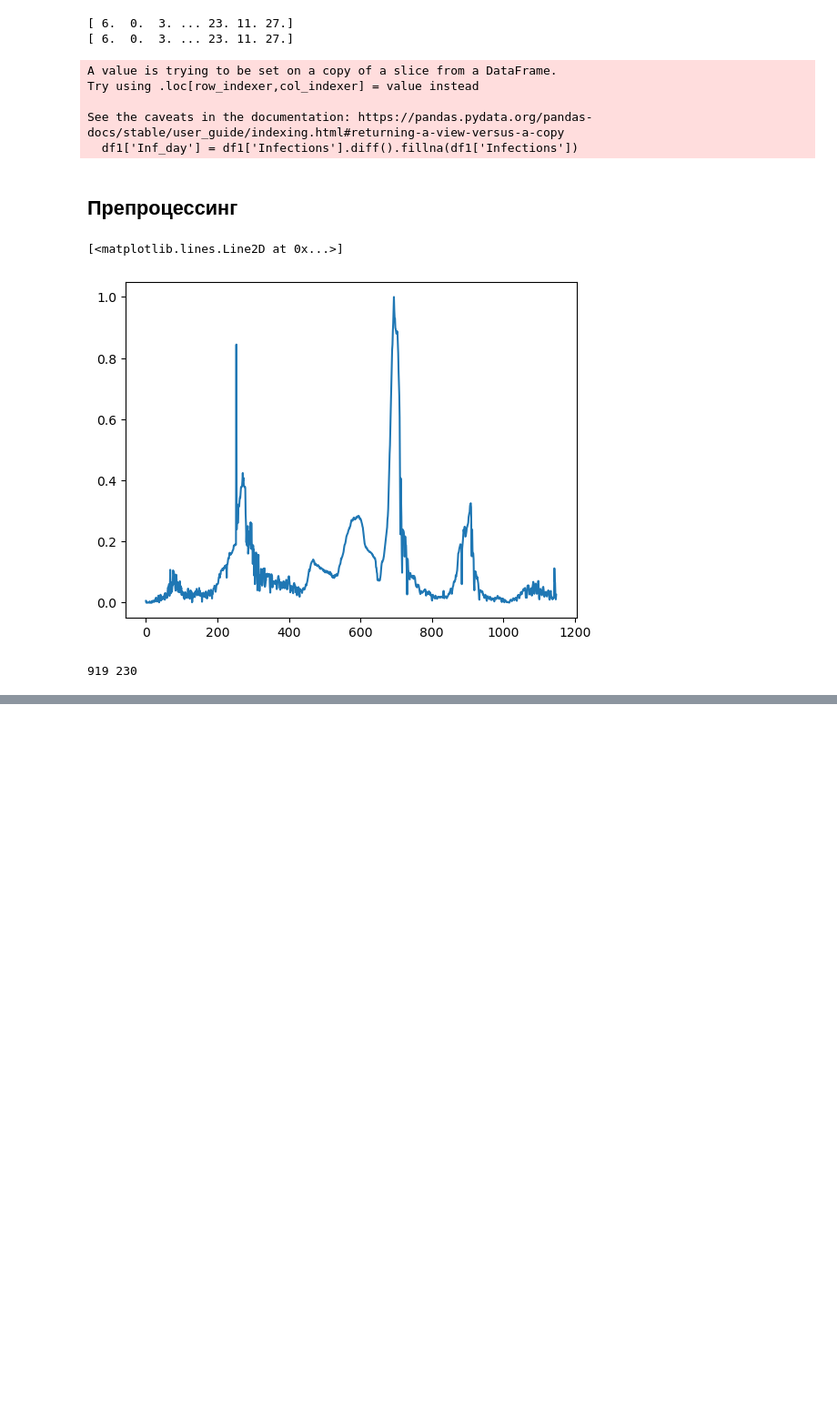
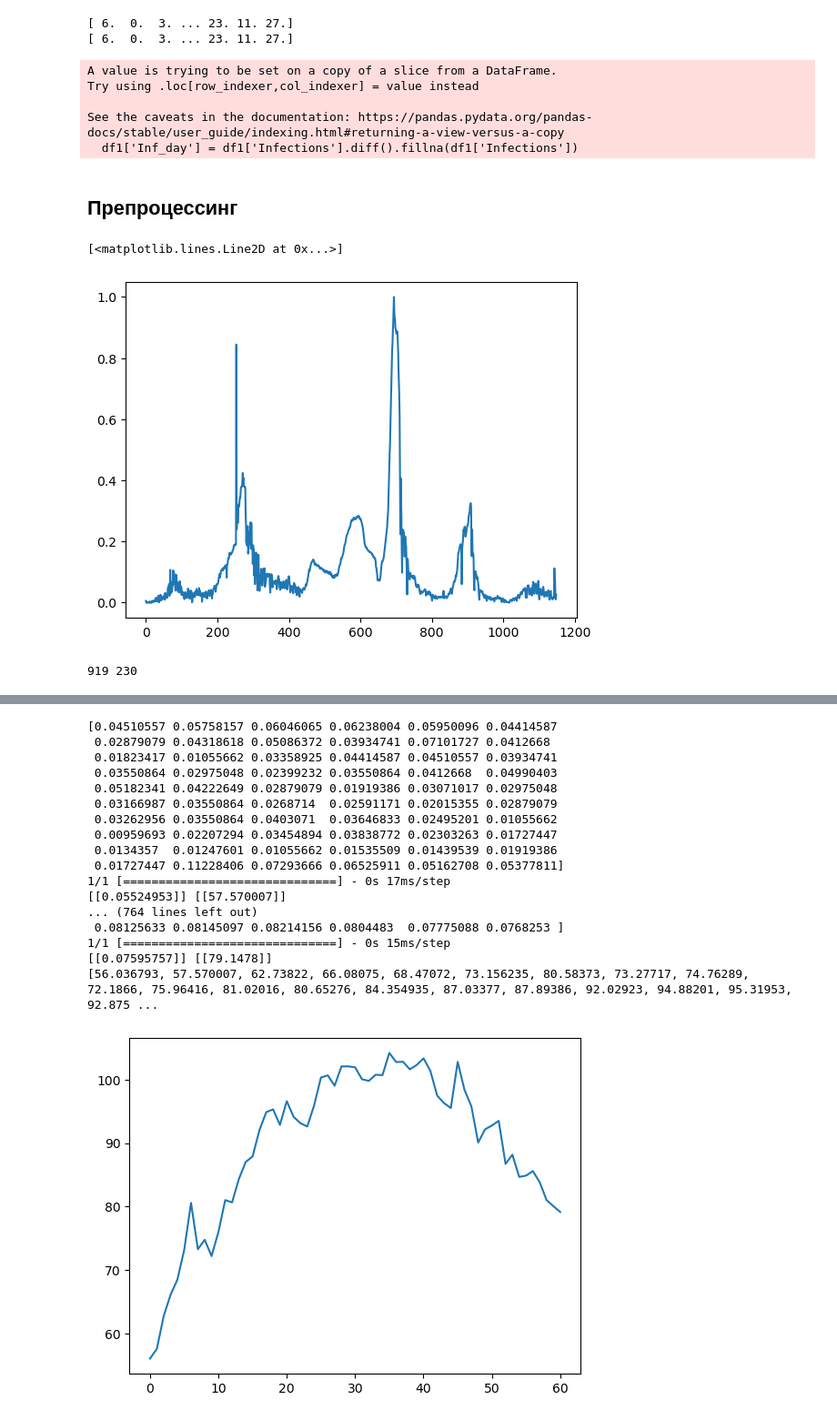
Before and after one commit to Alex-Samarkin/TSRevenko, a Jupyter notebook: Predict_neural_network.ipynb, the cells around one changed output, grey strips where cells are left out. Shown at 91% size. Saved outputs shown, nothing was run; the diff lists cells and outputs as text; code cells hidden in the pictures; blank space fills up the shorter version.

Commit message:
add normal predict

```diff
--- a/Predict_neural_network.ipynb
+++ b/Predict_neural_network.ipynb
@@ -189,0 +203,16 @@ plt.show()
+# %%
+start_from = -2
+next_value = model.predict(np.array([testX[start_from]]))
+print(next_value,scaler.inverse_transform(next_value))
+
+# print(testX[start_from].shape)
+next = testX[start_from][0,1:]
+# print(next)
+next = np.append(next,next_value[0,0])
+print('next',np.array([[next]]),'\nx',np.array([testX[start_from]]))
+
+next_value = model.predict(np.array([[next]]))
+
+print(next_value,scaler.inverse_transform(next_value))
+predict_future = [scaler.inverse_transform(next_value)[0,0]]
+print(predict_future)
@@ -189,0 +237,32 @@ plt.show()
+# %%
+l_predict = 60
+for i in range(l_predict):
+    next = next[1:]
+    next = np.append(next,next_value[0,0])
+    print(next)
+    next_value = model.predict(np.array([[next]]))
+    print(next_value,scaler.inverse_transform(next_value))
+    predict_future.append(scaler.inverse_transform(next_value)[0,0])
+    print(predict_future)
+
+plt.plot(predict_future)
+plt.show()
+# %% [output]
+[0.04510557 0.05758157 0.06046065 0.06238004 0.05950096 0.04414587
+ 0.02879079 0.04318618 0.05086372 0.03934741 0.07101727 0.0412668
+ 0.01823417 0.01055662 0.03358925 0.04414587 0.04510557 0.03934741
+ 0.03550864 0.02975048 0.02399232 0.03550864 0.0412668  0.04990403
+ 0.05182341 0.04222649 0.02879079 0.01919386 0.03071017 0.02975048
+ 0.03166987 0.03550864 0.0268714  0.02591171 0.02015355 0.02879079
+ 0.03262956 0.03550864 0.0403071  0.03646833 0.02495201 0.01055662
+ 0.00959693 0.02207294 0.03454894 0.03838772 0.02303263 0.01727447
+ 0.0134357  0.01247601 0.01055662 0.01535509 0.01439539 0.01919386
+ 0.01727447 0.11228406 0.07293666 0.06525911 0.05162708 0.05377811]
+1/1 [==============================] - 0s 17ms/step
+[[0.05524953]] [[57.570007]]
+... (764 lines left out)
+ 0.08125633 0.08145097 0.08214156 0.0804483  0.07775088 0.0768253 ]
+1/1 [==============================] - 0s 15ms/step
+[[0.07595757]] [[79.1478]]
+[56.036793, 57.570007, 62.73822, 66.08075, 68.47072, 73.156235, 80.58373, 73.27717, 74.76289, 72.1866, 75.96416, 81.02016, 80.65276, 84.354935, 87.03377, 87.89386, 92.02923, 94.88201, 95.31953, 92.875 ...
+[figure, added]
```
Also changed, not shown: parts of 8 cells of this notebook, 1 other file.
